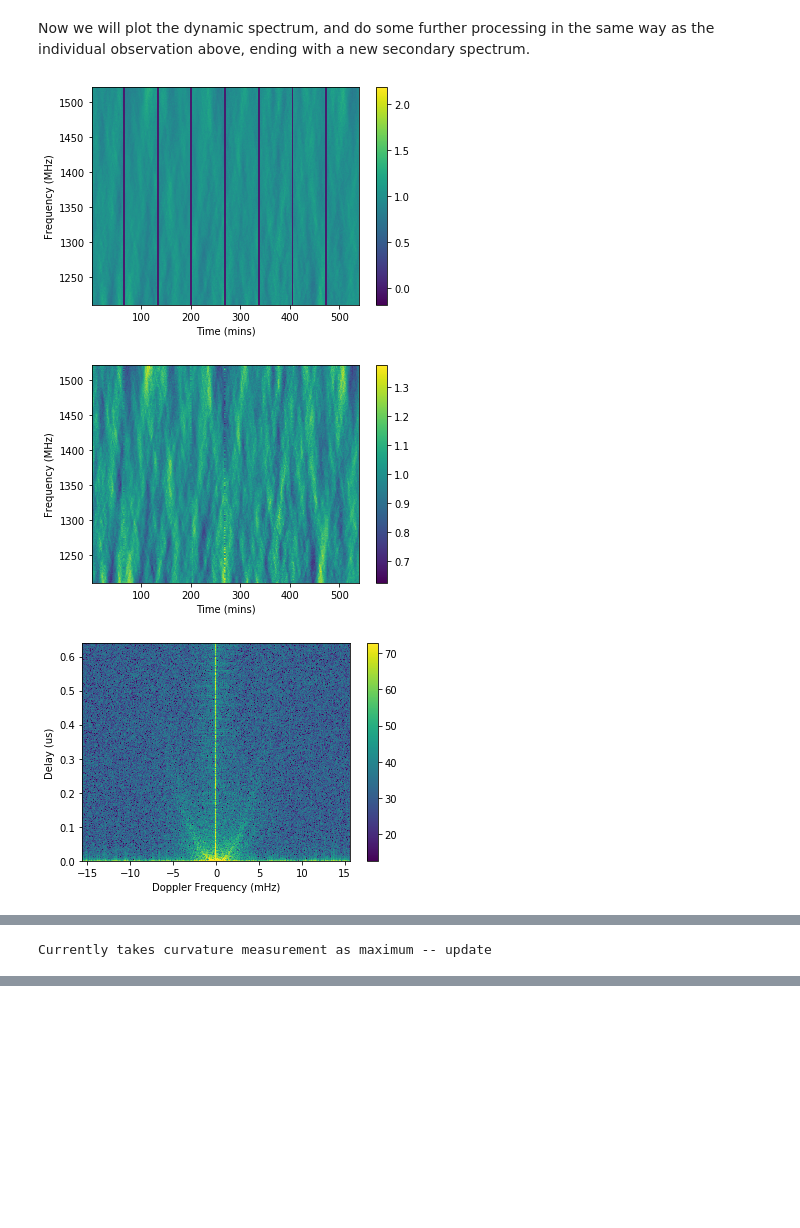
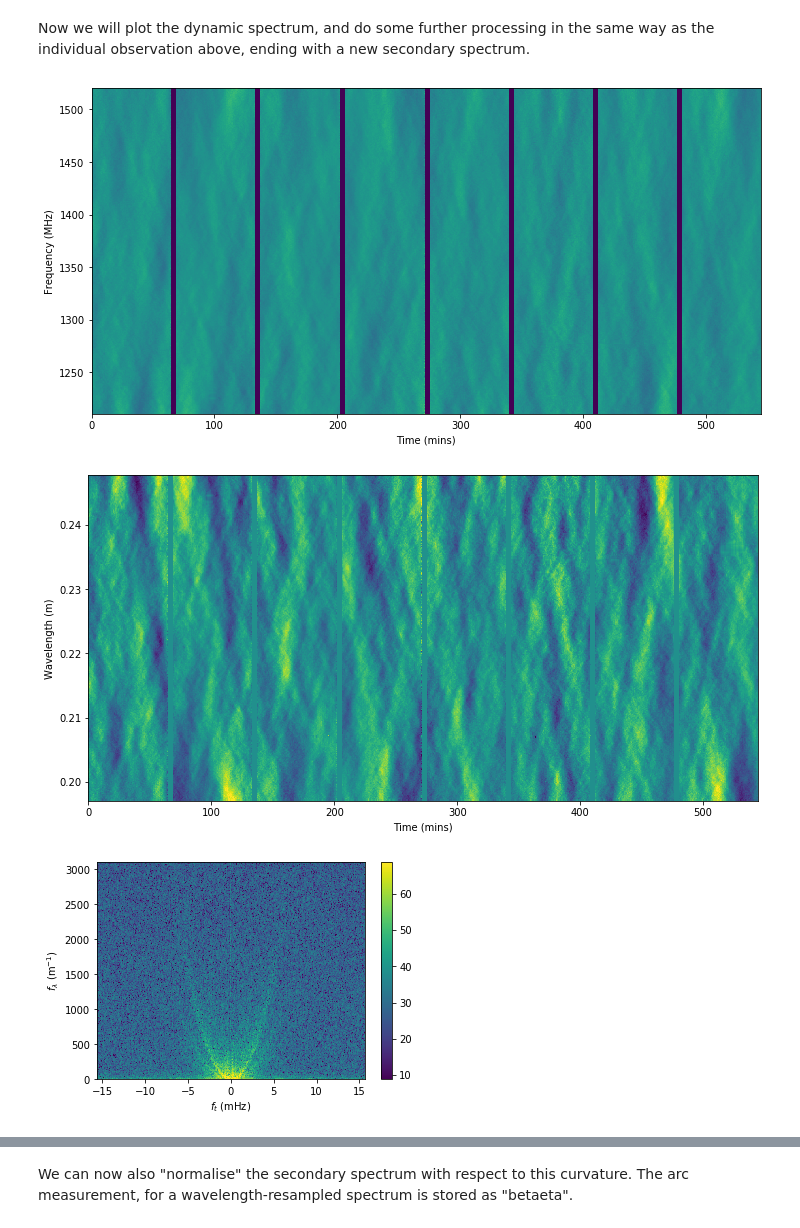
Before and after one commit to danielreardon/scintools, a Jupyter notebook: scintools/examples/arc_modelling.ipynb, the cells around one changed output, grey strips where cells are left out. Drawn from its saved outputs; the diff is of its cells as text; code cells hidden in the pictures; blank space fills up the shorter version.

```diff
--- a/scintools/examples/arc_modelling.ipynb
+++ b/scintools/examples/arc_modelling.ipynb
@@ -105,6 +104,7 @@ dyn_tot.correct_band(time=True)  # we are interested in the secondary spectrum,
 for dyn_file in dyn_files[1::]:
     dyn_new = Dynspec(filename=dyn_file, verbose=False)  # add every remaining observation
     dyn_new.correct_band(time=True)
+    dyn_new.refill()
     dyn_tot += dyn_new
 # %% [output]
 Now adding p111220_084944.rf.pcm.dynspec ...
@@ -119,17 +119,17 @@ Now we will plot the dynamic spectrum, and do some further processing in the sam
 # %%
 # Plot the dynamic spectrum
 dyn_tot.plot_dyn()
-dyn_tot.refill()
+dyn_tot.refill(linear=False)  # refill just with the mean
 dyn_tot.correct_band(time=True)
 # Plot the refilled, and normalised dynamic spectrum
-dyn_tot.plot_dyn()
+dyn_tot.plot_dyn(lamsteps=True)
 # Plot the secondary spectrum
-dyn_tot.calc_sspec(plot=True)
+dyn_tot.calc_sspec(plot=True, lamsteps=True)
 # Fit the arc
-dyn_tot.fit_arc(plot=True)
+dyn_tot.fit_arc(etamin=2, etamax=400, plot=True, lamsteps=True, cutmid=3, numsteps=1e3, nsmooth=5, delmax=0.3)  # this function has lots of parameters to tune the fit if needed
 # Plot the fitted arc on the secondary spectrum
-dyn_tot.plot_sspec()
+dyn_tot.plot_sspec(lamsteps=True, plotarc=True)
 # %% [output]
-[figure, old version]
+[figure, new version]
-[figure, old version]
+[figure, new version]
-[figure, old version]
+[figure, new version]
@@ -137 +136,0 @@ dyn_tot.plot_sspec()
-Currently takes curvature measurement as maximum -- update
@@ -138,0 +138,2 @@ Currently takes curvature measurement as maximum -- update
+# %% [markdown]
+We can now also "normalise" the secondary spectrum with respect to this curvature. The arc measurement, for a wavelength-resampled spectrum is stored as "betaeta".
```
Also changed, not shown: parts of 10 cells of this notebook, 12 other files.
